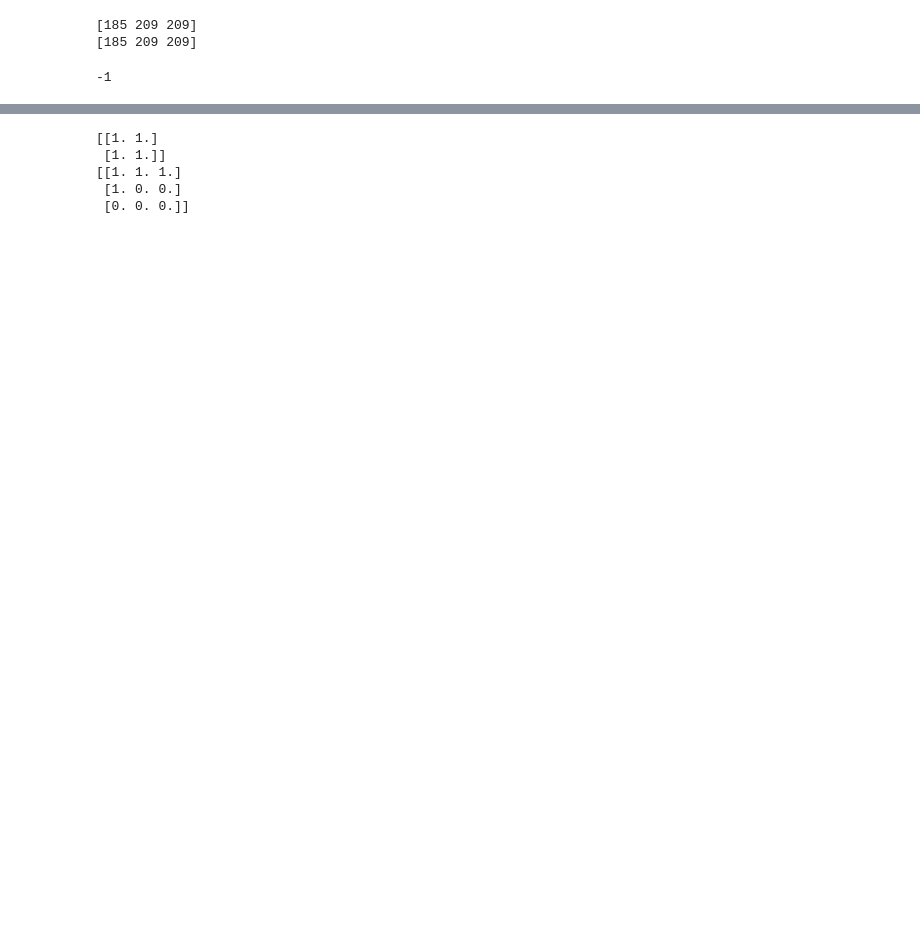
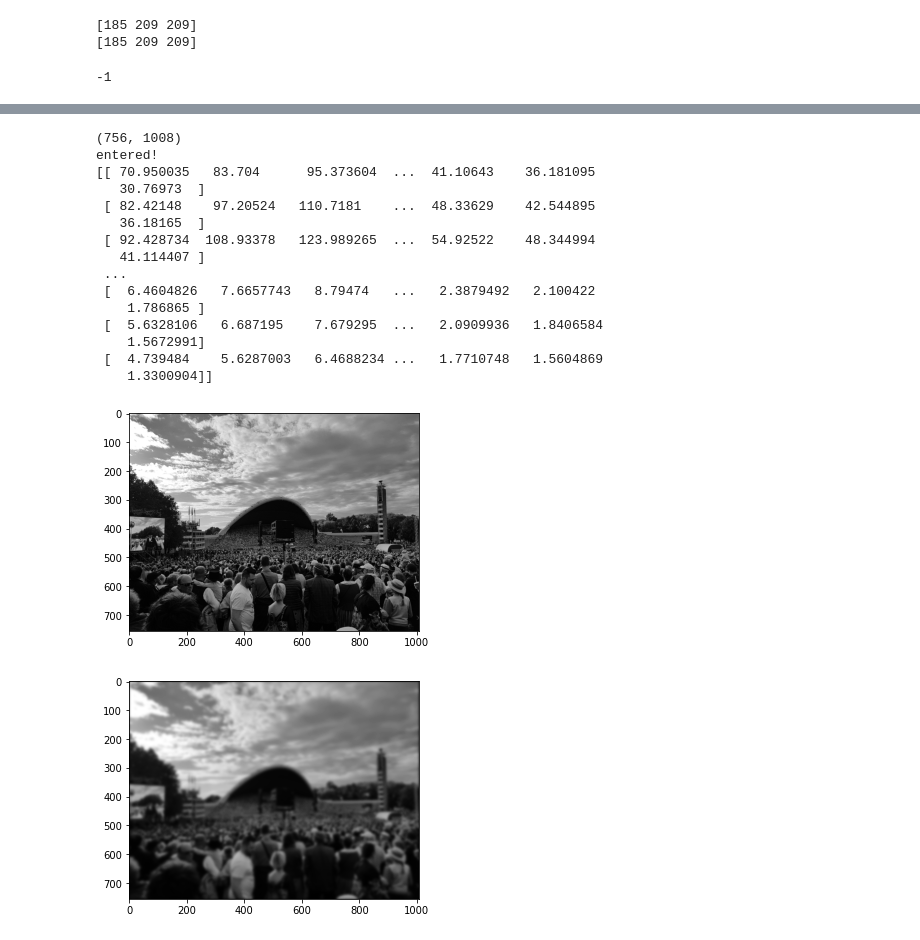
Before and after one commit to Avic3nna/CV2021_image_processing, a Jupyter notebook: hw1_playground.ipynb, the cells around one changed output, grey strips where cells are left out. Cells and saved outputs as stored; diff of their text form; code cells hidden in the pictures; blank space fills up the shorter version.

Commit message:
Gaussian blur function finished

```diff
--- a/hw1_playground.ipynb
+++ b/hw1_playground.ipynb
@@ -65,15 +68,43 @@ entered!
 [figure]
 [figure]
-# %%
-k = np.ones((2,2))
-print(k)
-
-k.resize((3,3))
-
-print(k)
-# %% [output]
-[[1. 1.]
- [1. 1.]]
-[[1. 1. 1.]
- [1. 0. 0.]
- [0. 0. 0.]]
+# %%
+#task 2 test
+
+from hw1 import convolution, gaussian_blur_image
+import helpers
+import util
+import cv2
+import numpy as np
+
+img = cv2.imread("./images/songfestival.jpg")
+img = cv2.cvtColor(img, cv2.COLOR_BGR2GRAY)
+
+
+print(img.shape)
+sigma = 4
+
+result = gaussian_blur_image(img, sigma, in_place = False)
+
+
+cv2.imwrite('task2_og.jpg', img)
+cv2.imwrite('task2_result.jpg', result)
+helpers.plotImage(img, 'gray')
+helpers.plotImage(result, 'gray')
+# %% [output]
+(756, 1008)
+entered!
+[[ 70.950035   83.704      95.373604  ...  41.10643    36.181095
+   30.76973  ]
+ [ 82.42148    97.20524   110.7181    ...  48.33629    42.544895
+   36.18165  ]
+ [ 92.428734  108.93378   123.989265  ...  54.92522    48.344994
+   41.114407 ]
+ ...
+ [  6.4604826   7.6657743   8.79474   ...   2.3879492   2.100422
+    1.786865 ]
+ [  5.6328106   6.687195    7.679295  ...   2.0909936   1.8406584
+    1.5672991]
+ [  4.739484    5.6287003   6.4688234 ...   1.7710748   1.5604869
+    1.3300904]]
+[figure, added]
+[figure, added]
```
Also changed, not shown: parts of 1 cell of this notebook, 3 other files.
